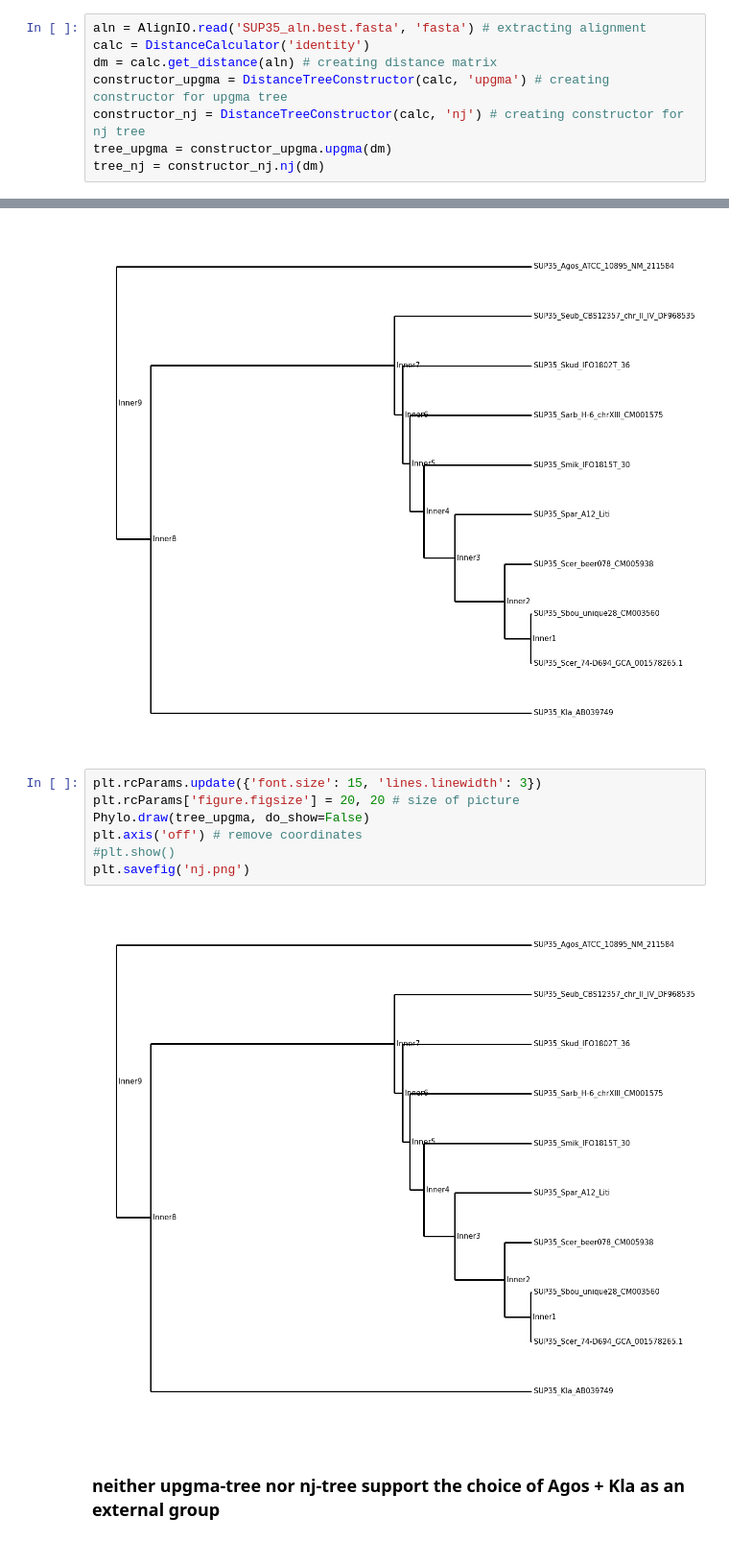
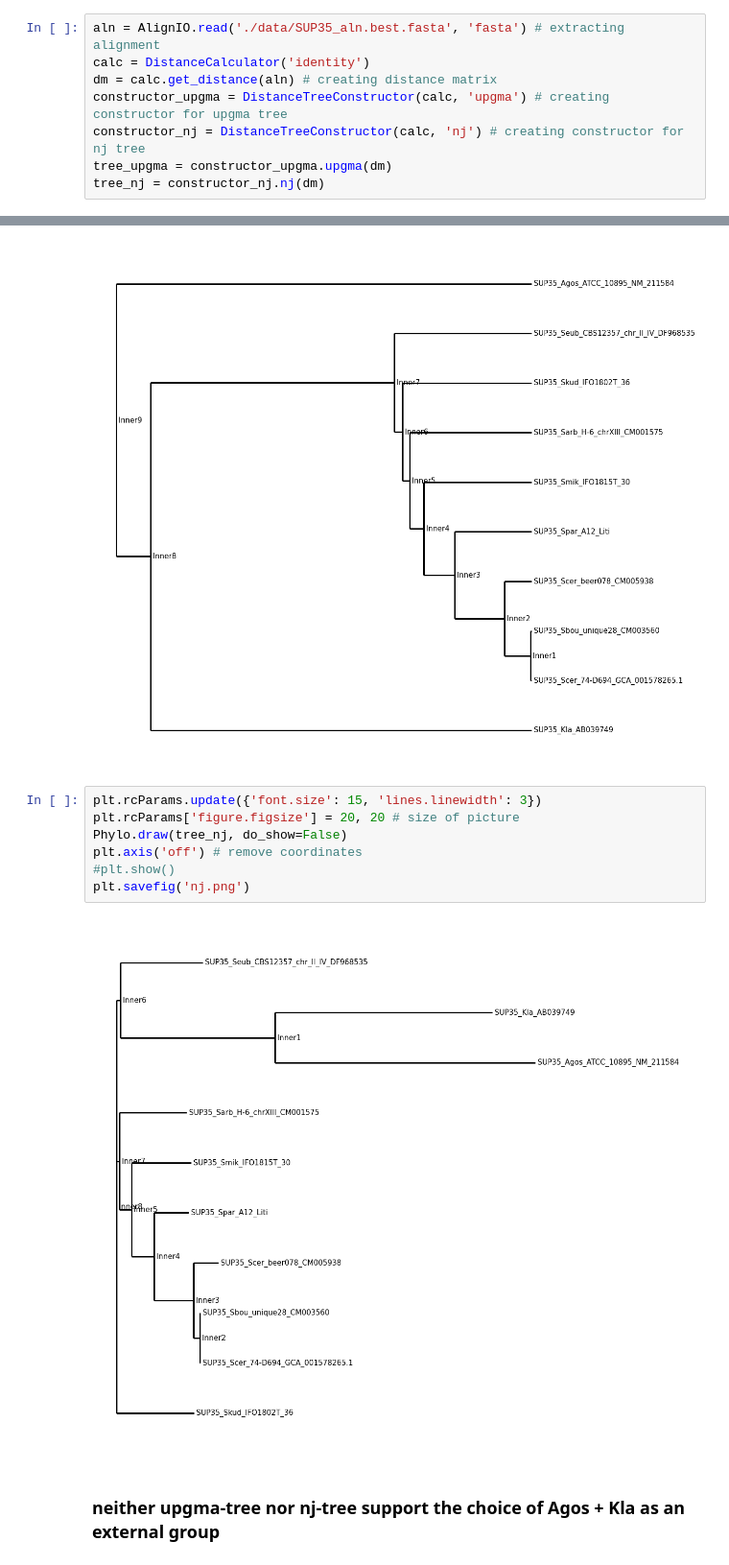
Before and after one commit to Cocossss/BI_spring20, a Jupyter notebook: Phylo/hw3/hw3.ipynb, the cells around one changed output, grey strips where cells are left out. Shown at 96% size. Cells and saved outputs as stored; diff of their text form.

```diff
--- a/Phylo/hw3/hw3.ipynb
+++ b/Phylo/hw3/hw3.ipynb
@@ -7,7 +7,7 @@ from ete3 import Tree
 import matplotlib.pyplot as plt
 from IPython.display import Image
 # %%
-aln = AlignIO.read('SUP35_aln.best.fasta', 'fasta') # extracting alignment
+aln = AlignIO.read('./data/SUP35_aln.best.fasta', 'fasta') # extracting alignment
 calc = DistanceCalculator('identity')
 dm = calc.get_distance(aln) # creating distance matrix
 constructor_upgma = DistanceTreeConstructor(calc, 'upgma') # creating constructor for upgma tree
@@ -26,12 +26,12 @@ plt.savefig('upgma.png')
 # %%
 plt.rcParams.update({'font.size': 15, 'lines.linewidth': 3})
 plt.rcParams['figure.figsize'] = 20, 20 # size of picture
-Phylo.draw(tree_upgma, do_show=False)
+Phylo.draw(tree_nj, do_show=False)
 plt.axis('off') # remove coordinates
 #plt.show()
 plt.savefig('nj.png')
 # %% [output]
-[figure, old version]
+[figure, new version]
 # %% [markdown]
 ### neither upgma-tree nor nj-tree support the choice of Agos + Kla as an external group
 # %% [markdown]
```
